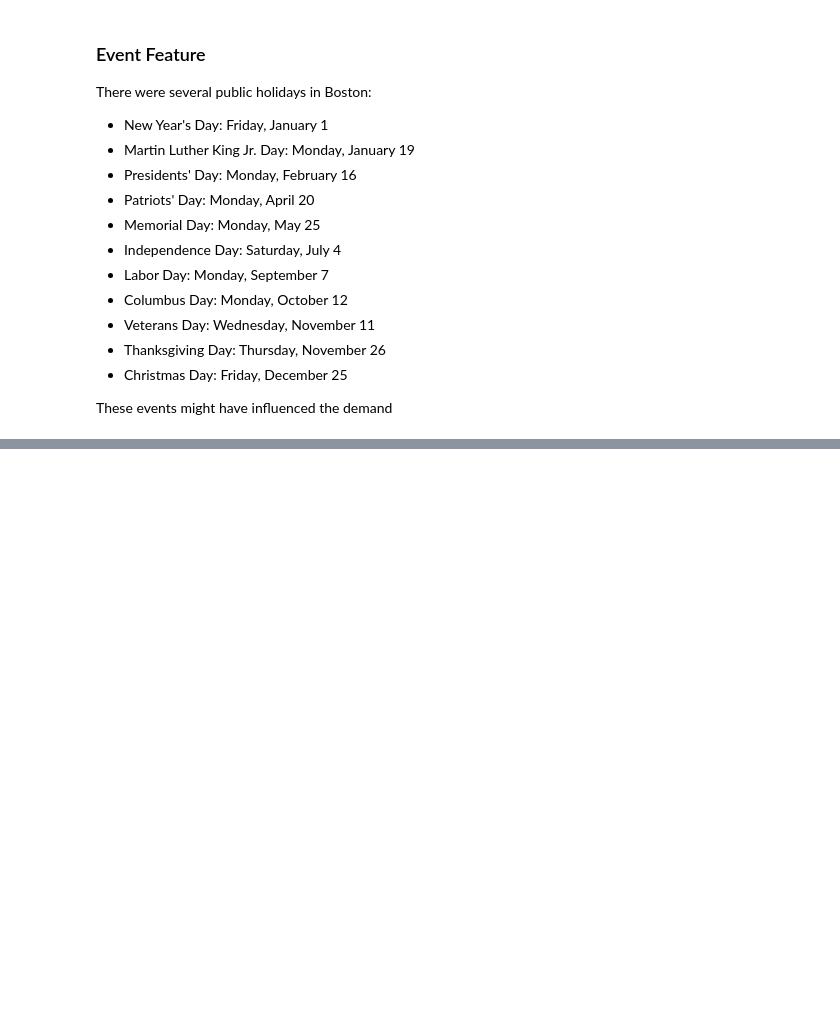
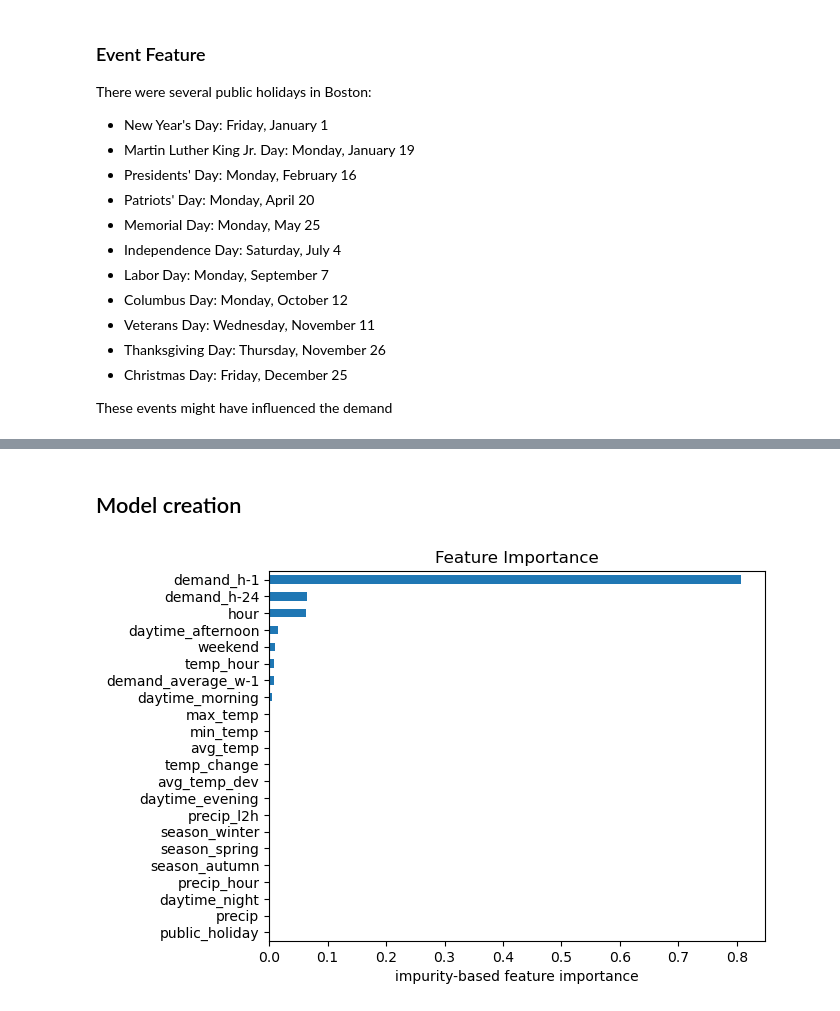
Before and after one commit to RavenRudi/AA_Group16, a Jupyter notebook: demand_forecast.ipynb, the cells around one changed output, grey strips where cells are left out. Cells and saved outputs as stored; diff of their text form; code cells hidden in the pictures; blank space fills up the shorter version.

```diff
--- a/demand_forecast.ipynb
+++ b/demand_forecast.ipynb
@@ -41,7 +65,0 @@ As we have given time series data, it is a common approach to use the demand fro
-# %%
-df_demand['demand_h-1'] = df_demand.demand.shift(periods=11)
-df_demand['demand_h-2'] = df_demand.demand.shift(periods=2)
-df_demand['demand_h-24'] = df_demand.demand.shift(periods=24)
-df_demand['demand_w-1'] = df_demand.demand.shift(periods=168)
-df_demand['demand_average_w-1'] = df_demand.rolling(window=168, on='demand')
-df_demand.head()
@@ -144,3 +200,12 @@ df_demand.head()
+# %%
+df_demand['temp_hour'] = df_demand.avg_temp * df_demand.hour
+df_demand['precip_hour'] = df_demand.precip * df_demand.hour
+# %%
+df_demand['precip_h-1'] = df_demand.precip.shift(periods=1)
+df_demand['precip_h-2'] = df_demand.precip.shift(periods=2)
+
+df_demand['precip_l2h'] = df_demand[['precip', 'precip_h-1', 'precip_h-2']].sum(axis=1)
+df_demand = df_demand.drop(['precip_h-1', 'precip_h-2'], axis=1)
 # %%
 corr_matrix = df_demand.corr()
 top_corr_features = corr_matrix.index
@@ -152,21 +218,31 @@ df_demand.columns
+# %% [markdown]
+## Model creation
 # %%
-features = ['date_time', 'max_temp', 'min_temp', 'precip', 'demand_h-1',
-       'demand_h-2', 'demand_h-24', 'avg_temp', 'avg_temp_dev', 'temp_change',
-       'season_autumn', 'season_spring', 'season_winter', 'date', 'hour',
-       'weekend', 'daytime_afternoon', 'daytime_evening', 'daytime_morning',
-       'daytime_night']
+features = ['max_temp', 'min_temp', 'precip', 'demand_h-1',
+       'demand_h-24', 'demand_average_w-1', 'avg_temp', 'avg_temp_dev',
+       'temp_change', 'season_autumn', 'season_spring', 'season_winter',
+        'hour', 'weekend', 'daytime_afternoon', 'daytime_evening',
+       'daytime_morning', 'daytime_night', 'public_holiday', 'temp_hour',
+       'precip_hour', 'precip_l2h']
 target = 'demand'
 
 X = df_demand[features]
 y = df_demand[target]
 
-# Split the data into train and test sets
-from sklearn.model_selection import train_test_split
 X_train, X_test, y_train, y_test = train_test_split(X, y, test_size=0.2, random_state=42)
 
 # Train a model
-from sklearn.ensemble import RandomForestRegressor
 model = RandomForestRegressor(n_estimators=100)
 
-model.fit(X,y)
-predicted =
+model.fit(X_train,y_train)
+
+predictions = model.predict(X_test)
+# %%
+feat_importances = pd.Series(model.feature_importances_, index=X_train.columns)
+feat_importances.sort_values().plot(kind='barh')
+plt.title("Feature Importance")
+plt.xlabel("impurity-based feature importance")
+
+plt.show()
+# %% [output]
+[figure, added]
```
Also changed, not shown: parts of 15 cells of this notebook.
